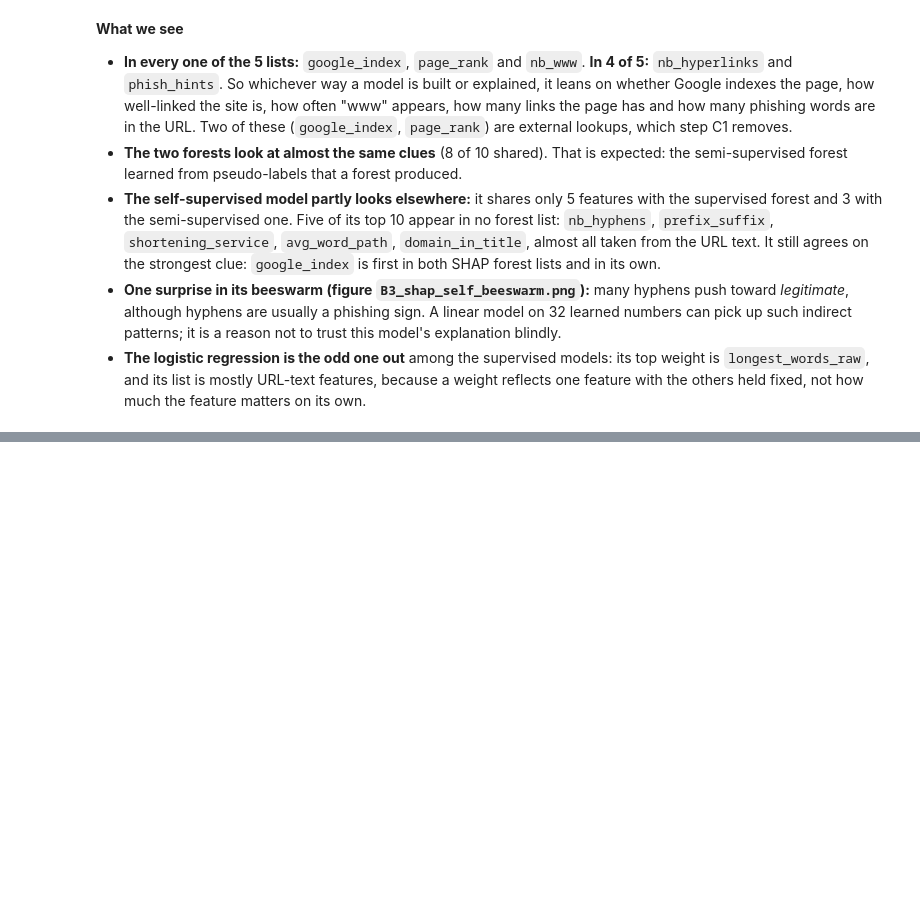
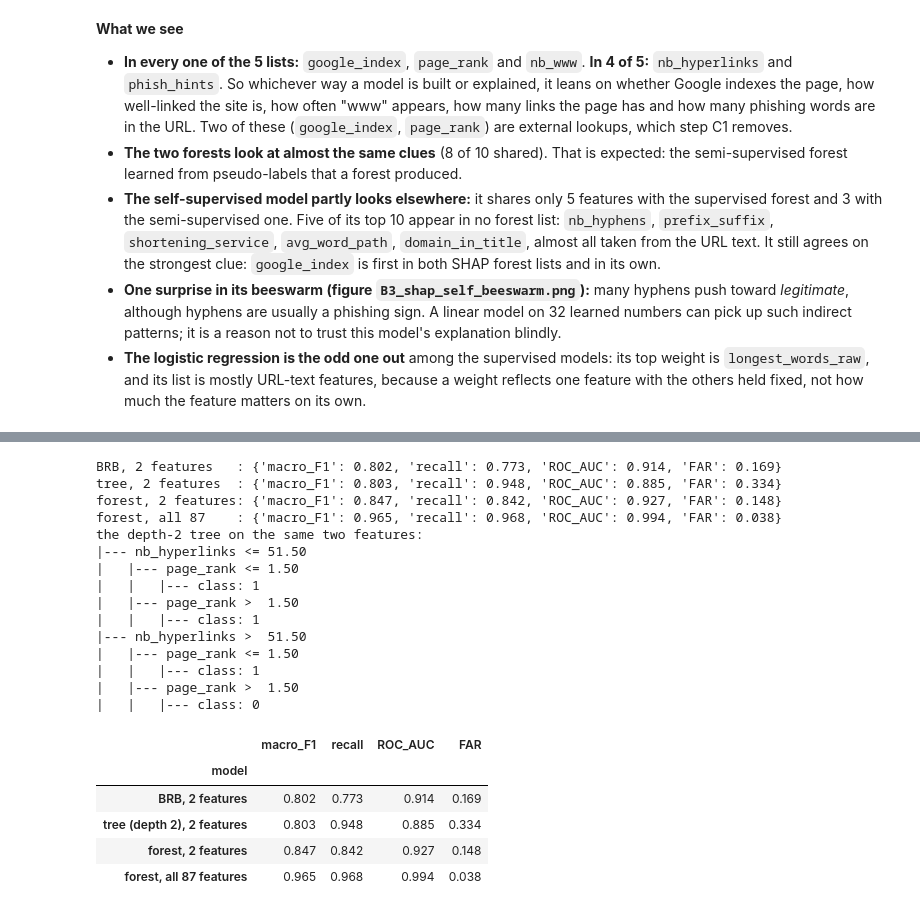
Before and after one commit to steve-nt/AI-for-Cybersecurity-Lab4.1, a Jupyter notebook: lab4_1_explaining_phishing_detectors.ipynb, the cells around one changed output, grey strips where cells are left out. Cells and saved outputs as stored; diff of their text form; code cells hidden in the pictures; blank space fills up the shorter version.

```diff
--- a/lab4_1_explaining_phishing_detectors.ipynb
+++ b/lab4_1_explaining_phishing_detectors.ipynb
@@ -671,0 +1156,10 @@ only in the self-supervised top 10: ['avg_word_path', 'domain_in_title', 'nb_hyp
+# %%
+# STEP D3
+# Sanity checks of the engine (step D2) with these referential values
+assert transform_to_belief(refs1[1], refs1) == [0.0, 1.0, 0.0]       # a level value: full belief
+half = (refs1[0] + refs1[1]) / 2
+assert np.allclose(transform_to_belief(half, refs1), [0.5, 0.5, 0.0])  # halfway: 0.5 / 0.5
+assert np.allclose(A.sum(axis=1), 1.0)                                  # 9 weights sum to 1 per URL
+b1, b2, aw, fb, ig = brbes_inference(X_train[F1].iloc[0], X_train[F2].iloc[0])
+assert abs(sum(fb) + ig - 1) < 1e-9                                     # beliefs + Unknown = 1
+print("engine sanity checks passed")
@@ -671,0 +1187,70 @@ only in the self-supervised top 10: ['avg_word_path', 'domain_in_title', 'nb_hyp
+# %%
+# STEP D4
+def brb_predict_proba(X):
+    """X: array (n, 2) of [F1, F2].
+    Returns (n, 4): Low, Medium, High, Unknown."""
+    X = np.atleast_2d(X)
+    out = []
+    for v1, v2 in X:
+        fb, ig = brbes_inference(v1, v2)[3:]
+        out.append(fb + [ig])
+    return np.array(out)
+
+class BRBDetector:
+    """Makes the BRB look like a scikit-learn model, so report() works."""
+    def predict_proba(self, X):
+        B = brb_predict_proba(X[[F1, F2]].values)
+        # utility: Low = 0, Medium = 0.5, High = 1; Unknown is left out
+        u = (0.5 * B[:, 1] + B[:, 2]) / (1 - B[:, 3])
+        return np.column_stack([1 - u, u])
+    def predict(self, X):
+        return (self.predict_proba(X)[:, 1] >= 0.5).astype(int)
+
+brb = BRBDetector()
+
+# Fair comparison: other models that see ONLY the same two features
+from sklearn.tree import export_text
+tree2 = DecisionTreeClassifier(max_depth=2, random_state=42)
+tree2.fit(X_train[[F1, F2]], y_train)
+rf2 = RandomForestClassifier(n_estimators=300, random_state=42,
+                             n_jobs=-1)
+rf2.fit(X_train[[F1, F2]], y_train)
+
+print("BRB, 2 features   :", report(brb, X_test, y_test))
+print("tree, 2 features  :", report(tree2, X_test[[F1, F2]], y_test))
+print("forest, 2 features:", report(rf2, X_test[[F1, F2]], y_test))
+print("forest, all 87    :", report(rf, X_test, y_test))
+
+brb_scores = pd.DataFrame({
+    "BRB, 2 features": report(brb, X_test, y_test),
+    "tree (depth 2), 2 features": report(tree2, X_test[[F1, F2]], y_test),
+    "forest, 2 features": report(rf2, X_test[[F1, F2]], y_test),
+    "forest, all 87 features": report(rf, X_test, y_test),
+}).T
+brb_scores.index.name = "model"
+brb_scores.to_csv("results/tables/D4_brb_scores.csv")
+print("the depth-2 tree on the same two features:")
+print(export_text(tree2, feature_names=[F1, F2]))
+brb_scores
+# %% [output]
+BRB, 2 features   : {'macro_F1': 0.802, 'recall': 0.773, 'ROC_AUC': 0.914, 'FAR': 0.169}
+tree, 2 features  : {'macro_F1': 0.803, 'recall': 0.948, 'ROC_AUC': 0.885, 'FAR': 0.334}
+forest, 2 features: {'macro_F1': 0.847, 'recall': 0.842, 'ROC_AUC': 0.927, 'FAR': 0.148}
+forest, all 87    : {'macro_F1': 0.965, 'recall': 0.968, 'ROC_AUC': 0.994, 'FAR': 0.038}
+the depth-2 tree on the same two features:
+|--- nb_hyperlinks <= 51.50
+|   |--- page_rank <= 1.50
+|   |   |--- class: 1
+|   |--- page_rank >  1.50
+|   |   |--- class: 1
+|--- nb_hyperlinks >  51.50
+|   |--- page_rank <= 1.50
+|   |   |--- class: 1
+|   |--- page_rank >  1.50
+|   |   |--- class: 0
+|  | macro_F1 | recall | ROC_AUC | FAR |
+| model |  |  |  |  |
+| BRB, 2 features | 0.802 | 0.773 | 0.914 | 0.169 |
+| tree (depth 2), 2 features | 0.803 | 0.948 | 0.885 | 0.334 |
+| forest, 2 features | 0.847 | 0.842 | 0.927 | 0.148 |
+| forest, all 87 features | 0.965 | 0.968 | 0.994 | 0.038 |
```
Also changed, not shown: parts of 32 cells of this notebook, 7 other files.
